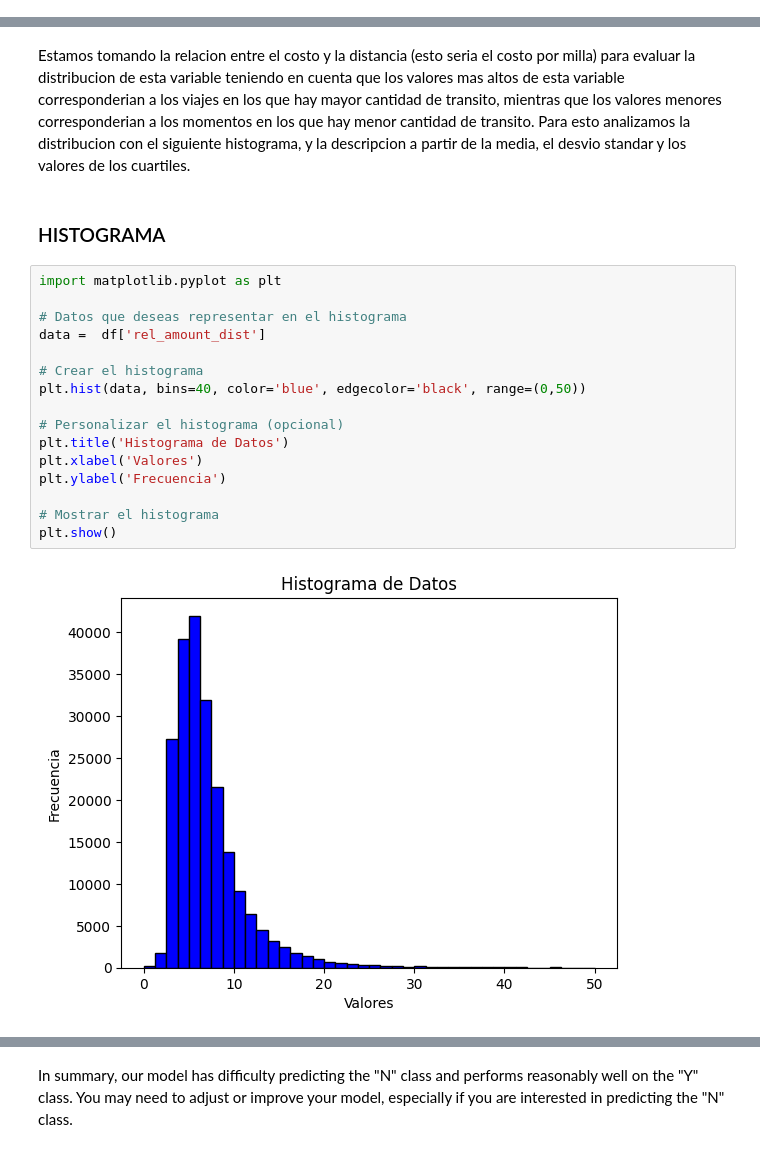
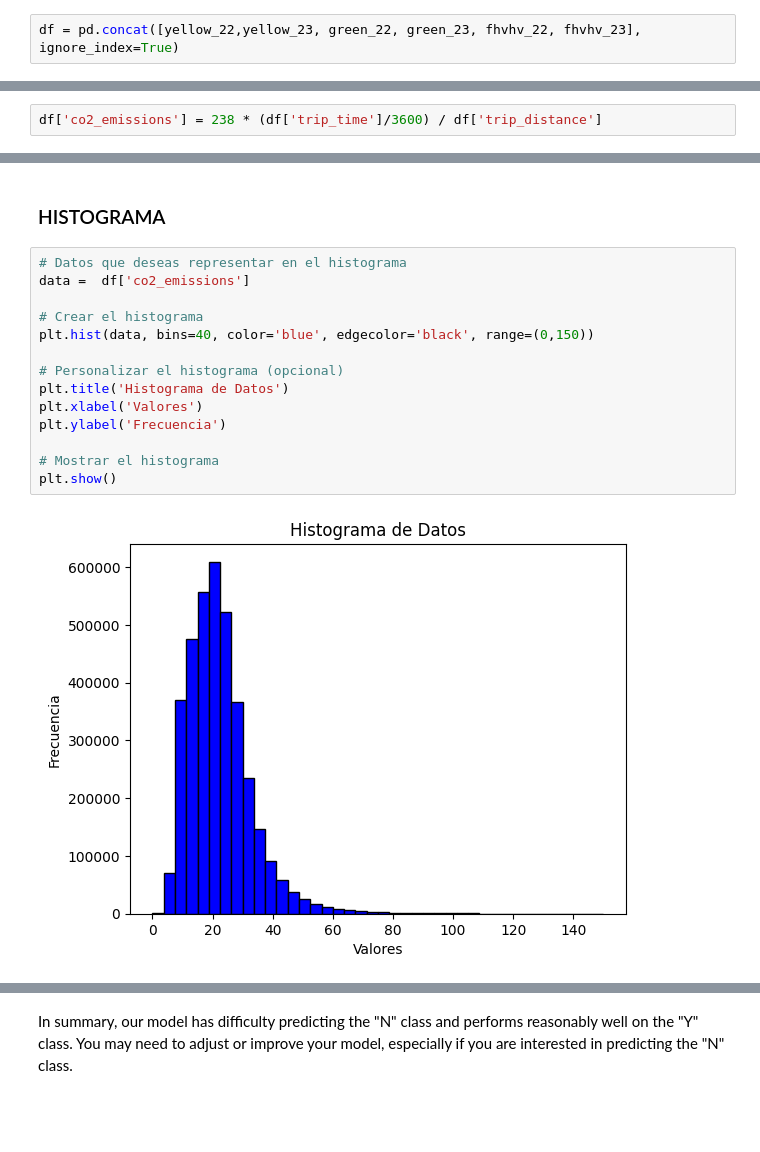
Before and after one commit to ManuMartinezM/Proyecto_Final_Grupo_5, a Jupyter notebook: ML/ML.ipynb, the cells around one changed output, grey strips where cells are left out. Drawn from its saved outputs; the diff is of its cells as text; blank space fills up the shorter version.

```diff
--- a/ML/ML.ipynb
+++ b/ML/ML.ipynb
@@ -49,0 +10,2 @@ df.head()
+# %%
+df = pd.concat([yellow_22,yellow_23, green_22, green_23, fhvhv_22, fhvhv_23], ignore_index=True)
@@ -49,0 +14,2 @@ df.head()
+# %%
+df['co2_emissions'] = 238 * (df['trip_time']/3600) / df['trip_distance']
@@ -62,22 +44,18 @@ df.describe()
-# %% [markdown]
-Estamos tomando la relacion entre el costo y la distancia (esto seria el costo por milla) para evaluar la distribucion de esta variable teniendo en cuenta que los valores mas altos de esta variable corresponderian a los viajes en los que hay mayor cantidad de transito, mientras que los valores menores corresponderian a los momentos en los que hay menor cantidad de transito. Para esto analizamos la distribucion con el siguiente histograma, y la descripcion a partir de la media, el desvio standar y los valores de los cuartiles.
 # %% [markdown]
 ### HISTOGRAMA
 # %%
-import matplotlib.pyplot as plt
-
 # Datos que deseas representar en el histograma
-data =  df['rel_amount_dist']
+data =  df['co2_emissions']
 
 # Crear el histograma
-plt.hist(data, bins=40, color='blue', edgecolor='black', range=(0,50))
+plt.hist(data, bins=40, color='blue', edgecolor='black', range=(0,150))
 
 # Personalizar el histograma (opcional)
 plt.title('Histograma de Datos')
 plt.xlabel('Valores')
 plt.ylabel('Frecuencia')
 
 # Mostrar el histograma
 plt.show()
 # %% [output]
-[figure, old version]
+[figure, new version]
```
Also changed, not shown: parts of 30 cells of this notebook, 6 other files.
